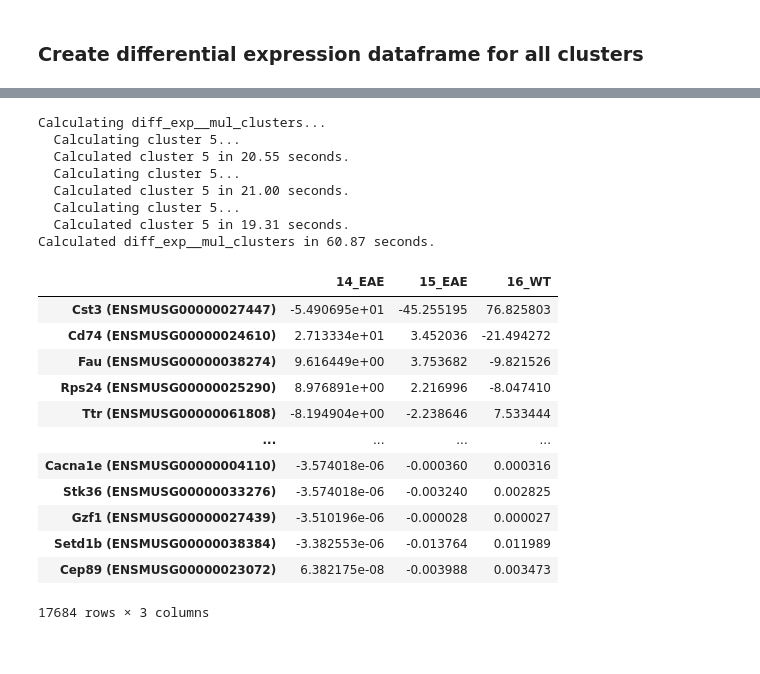
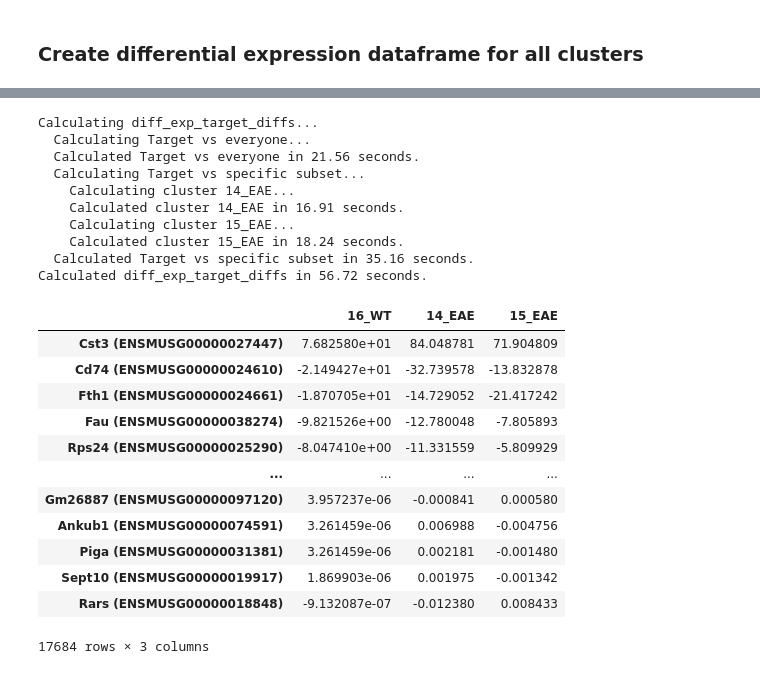
Before and after one commit to SBurwash/CRCHUM, a Jupyter notebook: Python_project/main.ipynb, the cells around one changed output, grey strips where cells are left out. Drawn from its saved outputs; the diff is of its cells as text; code cells hidden in the pictures.

```diff
--- a/Python_project/main.ipynb
+++ b/Python_project/main.ipynb
@@ -547,59 +702,67 @@ Calculated t-test in 501.00 seconds.
 # %%
 # # Create differential for subset of clusters
 # target_clusters = [6]
 # diff_clusters = [1,3,5]
 
 # result = diff_exp_clusters(target_clusters = target_clusters,
 #                            diff_clusters=diff_clusters,
 #                            clusters = kmeans_clusters,
 #                            data = data_sparse,
 #                            test_type = 'ttest',
 #                            direction = 'both')
 
 
 # # Create differential for subset of clusters
 # target_clusters = ['16_WT']
 # diff_clusters = ['14_EAE', '15_EAE']
 
 # result = diff_exp_clusters(target_clusters = target_clusters,
 #                            diff_clusters=diff_clusters,
 #                            clusters = metadata['sample_labels'],
 #                            data = data_sparse,
 #                            test_type = 'difference',
 #                            direction = 'both')
 
 # Create differential for subset of clusters
-# target_cluster = '16_WT'
-target_clusters = ['14_EAE', '15_EAE', '16_WT']
+target_cluster = '16_WT'
+diff_clusters = ['14_EAE', '15_EAE']
 
-result = diff_exp__mul_clusters(target_clusters = target_clusters,
-                           clusters = metadata['sample_labels'],
-                           data = data_sparse,
-                           test_type = 'difference',
-                           direction = 'both')
+# result = diff_exp_mul_clusters(target_clusters = target_clusters,
+#                            clusters = metadata['sample_labels'],
+#                            data = data_sparse,
+#                            test_type = 'difference',
+#                            direction = 'both')
+result = diff_exp_one_target_to_many(target_subset = target_cluster,
+                                     diff_subsets=diff_clusters,
+                                     clusters = metadata['sample_labels'],
+                                     data = data_sparse,
+                                     test_type = 'difference',
+                                     direction = 'both')
 
 result
 # %% [output]
-Calculating diff_exp__mul_clusters...
-  Calculating cluster 5...
-  Calculated cluster 5 in 20.55 seconds.
-  Calculating cluster 5...
-  Calculated cluster 5 in 21.00 seconds.
-  Calculating cluster 5...
-  Calculated cluster 5 in 19.31 seconds.
-Calculated diff_exp__mul_clusters in 60.87 seconds.
+Calculating diff_exp_target_diffs...
+  Calculating Target vs everyone...
+  Calculated Target vs everyone in 21.56 seconds.
+  Calculating Target vs specific subset...
+    Calculating cluster 14_EAE...
+    Calculated cluster 14_EAE in 16.91 seconds.
+    Calculating cluster 15_EAE...
+    Calculated cluster 15_EAE in 18.24 seconds.
+  Calculated Target vs specific subset in 35.16 seconds.
+Calculated diff_exp_target_diffs in 56.72 seconds.
-|  | 14_EAE | 15_EAE | 16_WT |
-| Cst3 (ENSMUSG00000027447) | -5.490695e+01 | -45.255195 | 76.825803 |
-| Cd74 (ENSMUSG00000024610) | 2.713334e+01 | 3.452036 | -21.494272 |
-| Fau (ENSMUSG00000038274) | 9.616449e+00 | 3.753682 | -9.821526 |
-| Rps24 (ENSMUSG00000025290) | 8.976891e+00 | 2.216996 | -8.047410 |
-| Ttr (ENSMUSG00000061808) | -8.194904e+00 | -2.238646 | 7.533444 |
+|  | 16_WT | 14_EAE | 15_EAE |
+| Cst3 (ENSMUSG00000027447) | 7.682580e+01 | 84.048781 | 71.904809 |
+| Cd74 (ENSMUSG00000024610) | -2.149427e+01 | -32.739578 | -13.832878 |
+| Fth1 (ENSMUSG00000024661) | -1.870705e+01 | -14.729052 | -21.417242 |
+| Fau (ENSMUSG00000038274) | -9.821526e+00 | -12.780048 | -7.805893 |
+| Rps24 (ENSMUSG00000025290) | -8.047410e+00 | -11.331559 | -5.809929 |
 | ... | ... | ... | ... |
-| Cacna1e (ENSMUSG00000004110) | -3.574018e-06 | -0.000360 | 0.000316 |
-| Stk36 (ENSMUSG00000033276) | -3.574018e-06 | -0.003240 | 0.002825 |
-| Gzf1 (ENSMUSG00000027439) | -3.510196e-06 | -0.000028 | 0.000027 |
-| Setd1b (ENSMUSG00000038384) | -3.382553e-06 | -0.013764 | 0.011989 |
-| Cep89 (ENSMUSG00000023072) | 6.382175e-08 | -0.003988 | 0.003473 |
+| Gm26887 (ENSMUSG00000097120) | 3.957237e-06 | -0.000841 | 0.000580 |
+| Ankub1 (ENSMUSG00000074591) | 3.261459e-06 | 0.006988 | -0.004756 |
+| Piga (ENSMUSG00000031381) | 3.261459e-06 | 0.002181 | -0.001480 |
+| Sept10 (ENSMUSG00000019917) | 1.869903e-06 | 0.001975 | -0.001342 |
+| Rars (ENSMUSG00000018848) | -9.132087e-07 | -0.012380 | 0.008433 |
 17684 rows × 3 columns
 # %%
 curr_gene = 'Jund '
```
Also changed, not shown: parts of 24 cells of this notebook, 1 other file.
